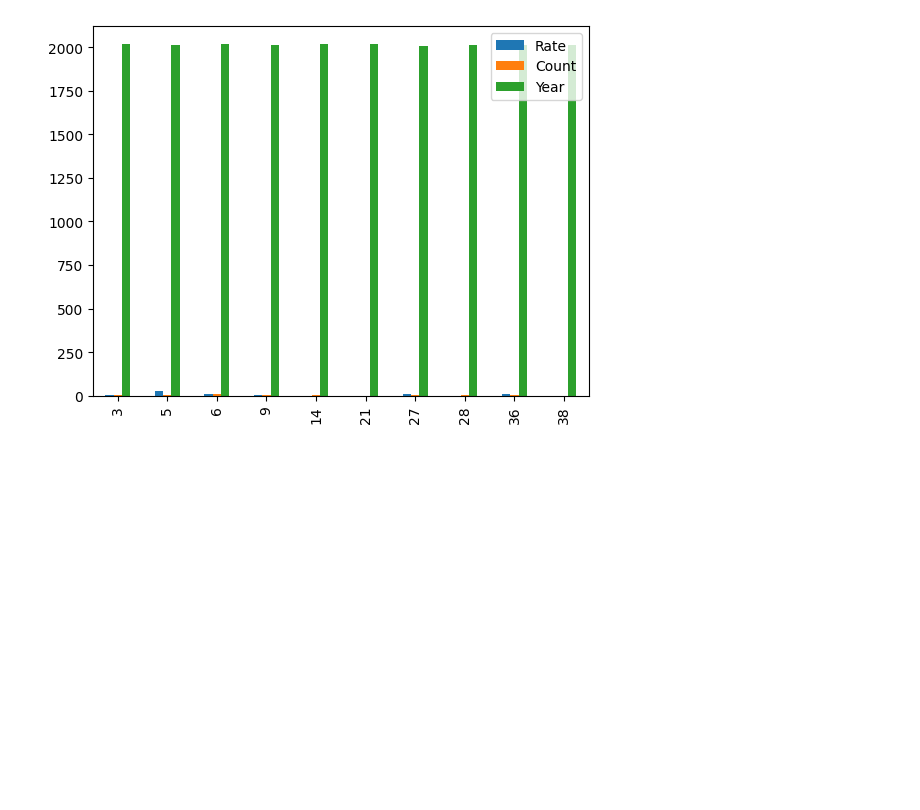
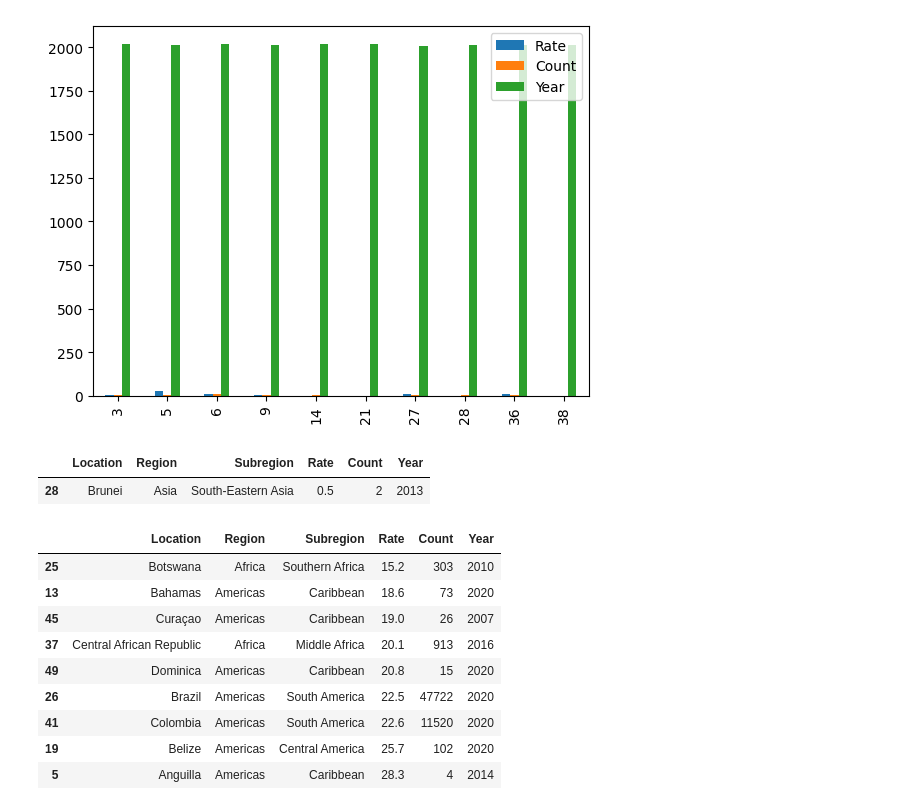
Before and after one commit to aminase/python-data-analysis, a Jupyter notebook: home.ipynb, the cells around one changed output. Saved outputs shown, nothing was run; the diff lists cells and outputs as text; code cells hidden in the pictures; blank space fills up the shorter version.

```diff
--- a/home.ipynb
+++ b/home.ipynb
@@ -471,3 +471,21 @@ countries_count_below_15.plot(kind="bar")
 # %% [output]
 <Axes: >
 [figure]
+# %%
+df[df["Location"].str.contains("Brune")]
+# %% [output]
+|  | Location | Region | Subregion | Rate | Count | Year |
+| 28 | Brunei | Asia | South-Eastern Asia | 0.5 | 2 | 2013 |
+# %%
+df[df["Rate"] > 15].sort_values(by="Rate", ascending=True)
+# %% [output]
+|  | Location | Region | Subregion | Rate | Count | Year |
+| 25 | Botswana | Africa | Southern Africa | 15.2 | 303 | 2010 |
+| 13 | Bahamas | Americas | Caribbean | 18.6 | 73 | 2020 |
+| 45 | Curaçao | Americas | Caribbean | 19.0 | 26 | 2007 |
+| 37 | Central African Republic | Africa | Middle Africa | 20.1 | 913 | 2016 |
+| 49 | Dominica | Americas | Caribbean | 20.8 | 15 | 2020 |
+| 26 | Brazil | Americas | South America | 22.5 | 47722 | 2020 |
+| 41 | Colombia | Americas | South America | 22.6 | 11520 | 2020 |
+| 19 | Belize | Americas | Central America | 25.7 | 102 | 2020 |
+| 5 | Anguilla | Americas | Caribbean | 28.3 | 4 | 2014 |
```
